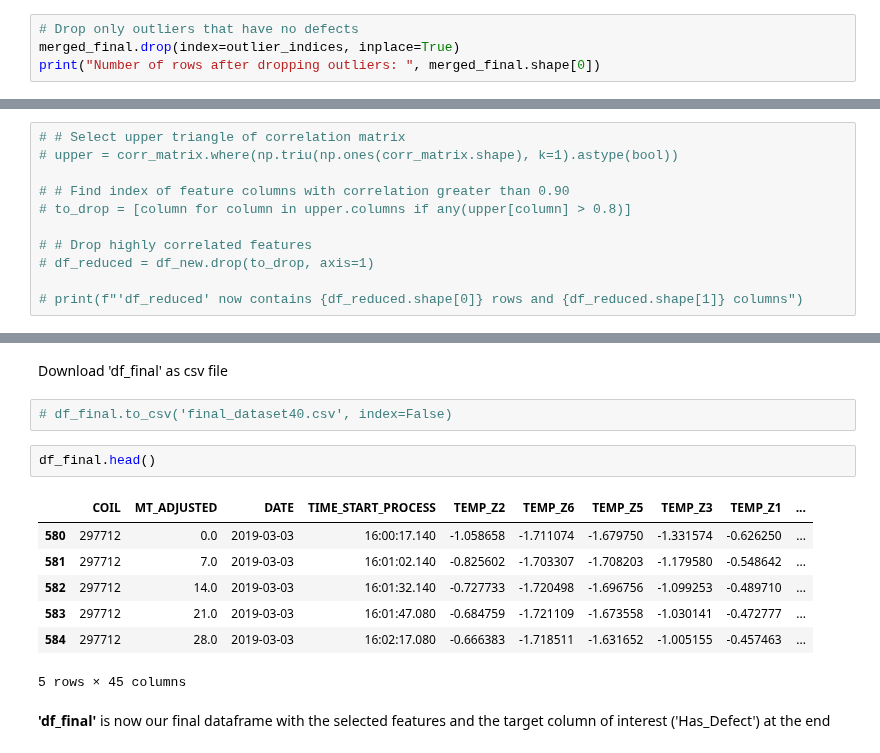
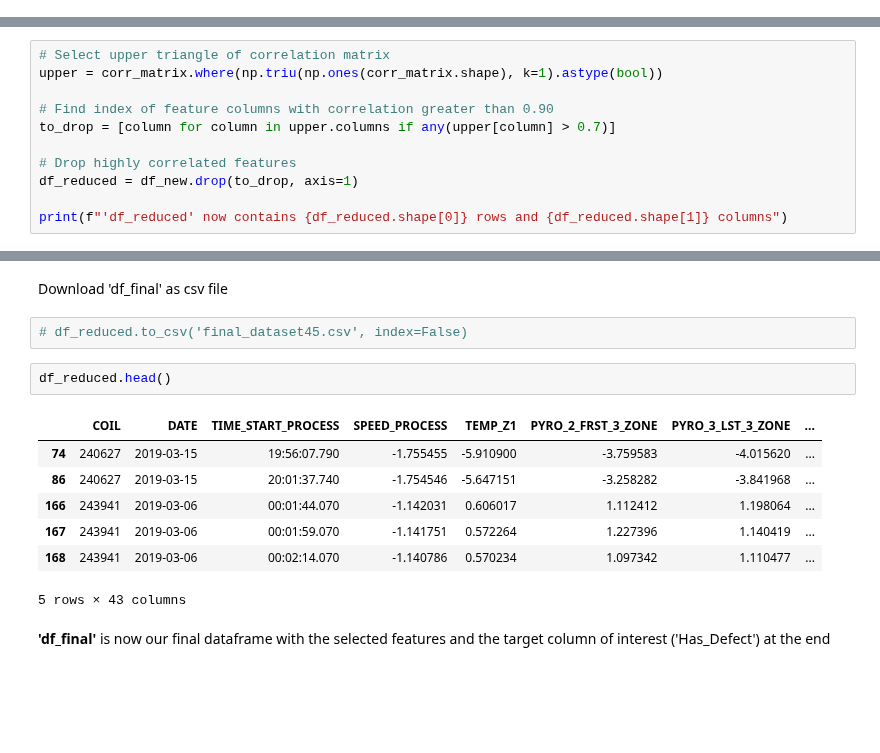
Before and after one commit to simoneassirelli/Machine-Learning-Fieldwork---G3, a Jupyter notebook: full_code.ipynb, the cells around one changed output, grey strips where cells are left out. Saved outputs shown, nothing was run; the diff lists cells and outputs as text; blank space fills up the shorter version.

```diff
--- a/full_code.ipynb
+++ b/full_code.ipynb
@@ -354,4 +387,0 @@ print(outliers_without_defect.sum(), "outliers don't have any defect")
-# %%
-# Drop only outliers that have no defects
-merged_final.drop(index=outlier_indices, inplace=True)
-print("Number of rows after dropping outliers: ", merged_final.shape[0])
@@ -494,13 +516,13 @@ plt.show()
 # %% [markdown]
 You can clearly see some regions where features are correlated with each other, so we have to take care of that
 # %%
-# # Select upper triangle of correlation matrix
-# upper = corr_matrix.where(np.triu(np.ones(corr_matrix.shape), k=1).astype(bool))
+# Select upper triangle of correlation matrix
+upper = corr_matrix.where(np.triu(np.ones(corr_matrix.shape), k=1).astype(bool))
 
-# # Find index of feature columns with correlation greater than 0.90
-# to_drop = [column for column in upper.columns if any(upper[column] > 0.8)]
+# Find index of feature columns with correlation greater than 0.90
+to_drop = [column for column in upper.columns if any(upper[column] > 0.7)]
 
-# # Drop highly correlated features
-# df_reduced = df_new.drop(to_drop, axis=1)
+# Drop highly correlated features
+df_reduced = df_new.drop(to_drop, axis=1)
 
-# print(f"'df_reduced' now contains {df_reduced.shape[0]} rows and {df_reduced.shape[1]} columns")
+print(f"'df_reduced' now contains {df_reduced.shape[0]} rows and {df_reduced.shape[1]} columns")
@@ -623,17 +613,17 @@ df_final.shape
 # %% [markdown]
 Download 'df_final' as csv file
 # %%
-# df_final.to_csv('final_dataset40.csv', index=False)
+# df_reduced.to_csv('final_dataset45.csv', index=False)
 # %%
-df_final.head()
+df_reduced.head()
 # %% [output]
-|  | COIL | MT_ADJUSTED | DATE | TIME_START_PROCESS | TEMP_Z2 | TEMP_Z6 | TEMP_Z5 | TEMP_Z3 | TEMP_Z1 | ... |
-| 580 | 297712 | 0.0 | 2019-03-03 | 16:00:17.140 | -1.058658 | -1.711074 | -1.679750 | -1.331574 | -0.626250 | ... |
-| 581 | 297712 | 7.0 | 2019-03-03 | 16:01:02.140 | -0.825602 | -1.703307 | -1.708203 | -1.179580 | -0.548642 | ... |
-| 582 | 297712 | 14.0 | 2019-03-03 | 16:01:32.140 | -0.727733 | -1.720498 | -1.696756 | -1.099253 | -0.489710 | ... |
-| 583 | 297712 | 21.0 | 2019-03-03 | 16:01:47.080 | -0.684759 | -1.721109 | -1.673558 | -1.030141 | -0.472777 | ... |
-| 584 | 297712 | 28.0 | 2019-03-03 | 16:02:17.080 | -0.666383 | -1.718511 | -1.631652 | -1.005155 | -0.457463 | ... |
+|  | COIL | DATE | TIME_START_PROCESS | SPEED_PROCESS | TEMP_Z1 | PYRO_2_FRST_3_ZONE | PYRO_3_LST_3_ZONE | ... |
+| 74 | 240627 | 2019-03-15 | 19:56:07.790 | -1.755455 | -5.910900 | -3.759583 | -4.015620 | ... |
+| 86 | 240627 | 2019-03-15 | 20:01:37.740 | -1.754546 | -5.647151 | -3.258282 | -3.841968 | ... |
+| 166 | 243941 | 2019-03-06 | 00:01:44.070 | -1.142031 | 0.606017 | 1.112412 | 1.198064 | ... |
+| 167 | 243941 | 2019-03-06 | 00:01:59.070 | -1.141751 | 0.572264 | 1.227396 | 1.140419 | ... |
+| 168 | 243941 | 2019-03-06 | 00:02:14.070 | -1.140786 | 0.570234 | 1.097342 | 1.110477 | ... |
-5 rows × 45 columns
+5 rows × 43 columns
 # %% [markdown]
 **'df_final'** is now our final dataframe with the selected features and the target column of interest ('Has_Defect') at the end
 # %% [markdown]
```
Also changed, not shown: parts of 24 cells of this notebook.
